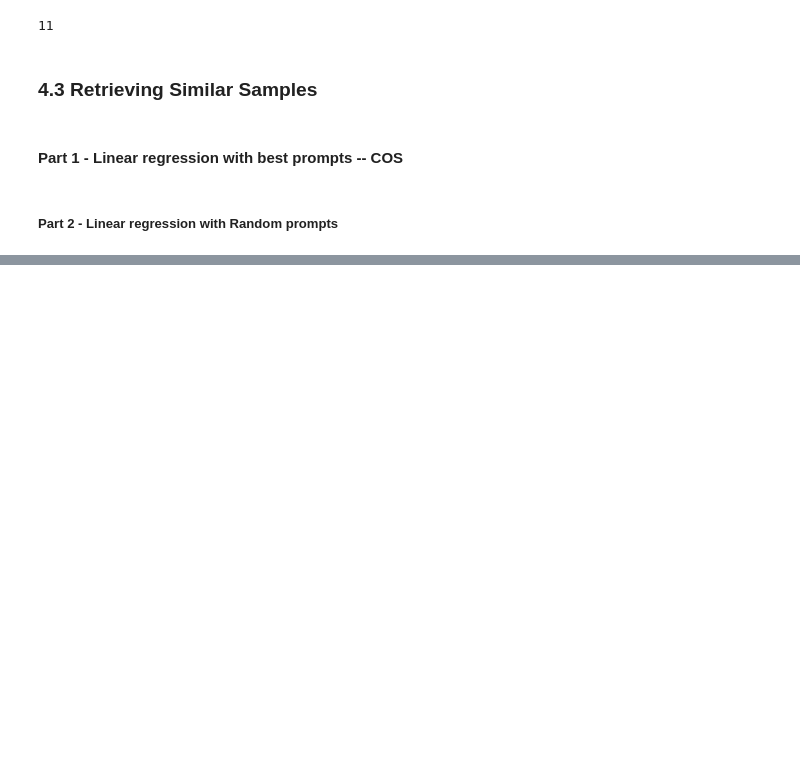
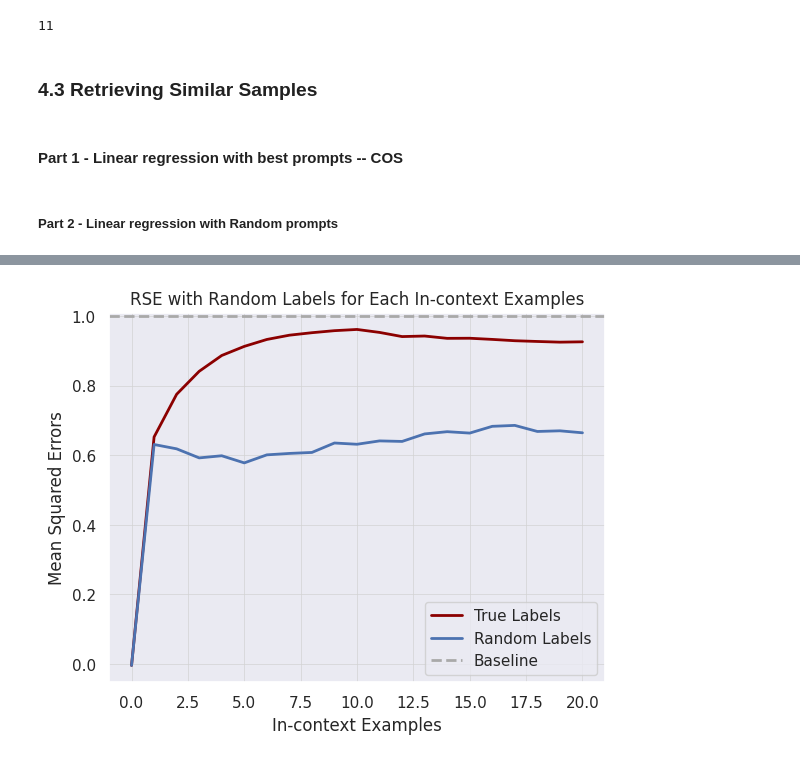
Before and after one commit to VivianZhang1101/in-context-learning-fork, a Jupyter notebook: src/Root_3_w_0.9.ipynb, the cells around one changed output, grey strips where cells are left out. Saved outputs shown, nothing was run; the diff lists cells and outputs as text; code cells hidden in the pictures; blank space fills up the shorter version.

```diff
--- a/src/Root_3_w_0.9.ipynb
+++ b/src/Root_3_w_0.9.ipynb
@@ -146,7 +146,7 @@ actual_points_best_prompt = [[] for _ in range(prompt_length)]
 predicted_points_best_prompt = [[] for _ in range(prompt_length)]
 for batch_idx in tqdm(range(n_batches)):
     # Sample 201 points
-    xs = data_sampler.sample_xs(b_size=batch_size, n_points=n_pairs+1)
+    xs = data_sampler.sample_xs(b_size=batch_size, n_points=n_pairs+1, w1=0.9, w2=0.1)
     xs_list_best.append(xs)
     ys= task.evaluate(xs)
     ys_list_best.append(ys)
@@ -185,12 +185,12 @@ for point_idx in range(prompt_length):
 all_errors_random_prompt = []
 actual_points_random_prompt = [[] for _ in range(prompt_length)]
 predicted_points_random_prompt = [[] for _ in range(prompt_length)]
-for batch_idx in tqdm(range(n_batches)):
+for batch_idx in tqdm(range(1)):
     # Sample 201 points
     # xs = xs_list_best[batch_idx]
     # ys = ys_list_best[batch_idx]
-    xs = data_sampler.sample_xs(b_size=batch_size, n_points=n_pairs+1)
-    ys = task.evaluate(xs)
+    xs = xs_list_best[batch_idx]
+    ys = ys_list_best[batch_idx]
     for j in range(1, prompt_length+1):
         prompt_xs = np.zeros((batch_size, prompt_length, n_dims))
         prompt_ys = np.zeros((batch_size, prompt_length))
@@ -236,0 +302,17 @@ NameError: name 'plt' is not defined
+# %%
+
+plt.plot(range(prompt_length), R_square_values_w_1, label="True Labels",color='darkred', linewidth=2)
+plt.plot(range(prompt_length), R_square_values_w_random, label="Random Labels", linewidth=2)
+plt.axhline(1, ls="--", color="darkgray", label="Baseline", linewidth=2)
+# existing_ticks = plt.xticks()[0]
+# new_ticks = sorted(set(existing_ticks).union({10}))
+# plt.xticks(new_ticks)
+plt.legend()
+plt.xlabel('In-context Examples')
+plt.ylabel('Mean Squared Errors')
+plt.title('RSE with Random Labels for Each In-context Examples')
+plt.grid(color='lightgray', linestyle='-', linewidth=0.5)
+# plt.savefig("../output/4.2_Std_Sensitivity_to_Label_Format.pdf", bbox_inches = "tight", transparent=True)
+plt.show()
+# %% [output]
+[figure, added]
```
Also changed, not shown: parts of 4 cells of this notebook, 4 other files.
